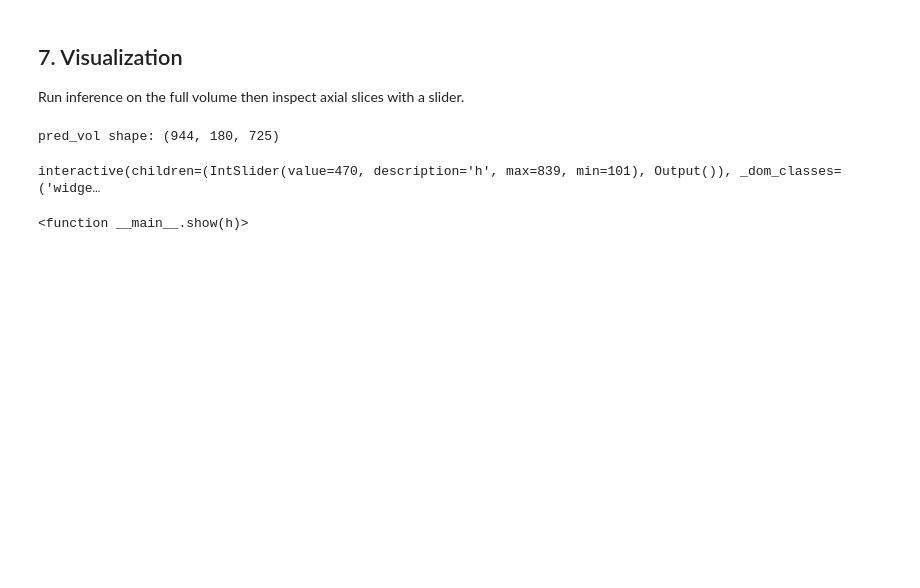
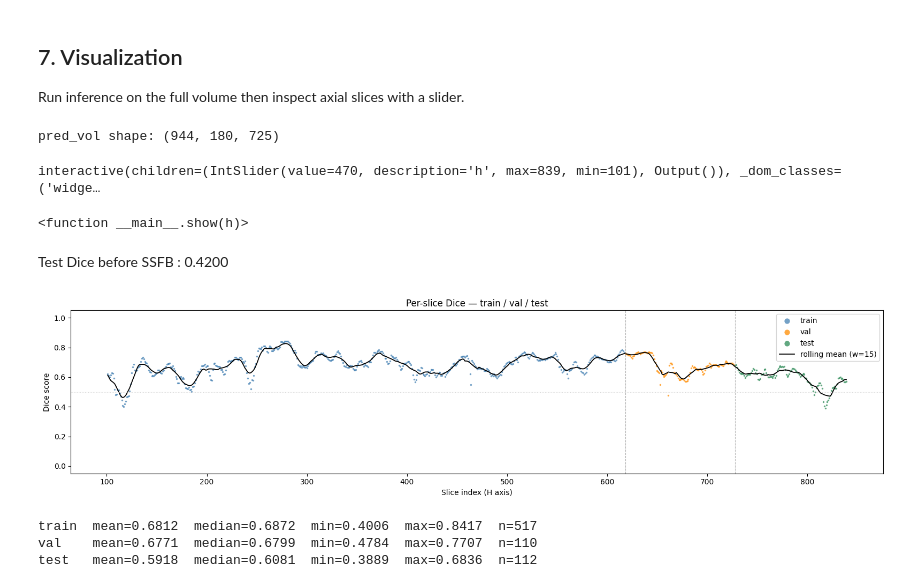
Before and after one commit to killileg/Segmentation, a Jupyter notebook: 3d_segmenting_train_val_test.ipynb, the cells around one changed output. Saved outputs shown, nothing was run; the diff lists cells and outputs as text; code cells hidden in the pictures; blank space fills up the shorter version.

Commit message:
Add files via upload
3D, SSFB, binary segmentation of dark clasts

```diff
--- a/3d_segmenting_train_val_test.ipynb
+++ b/3d_segmenting_train_val_test.ipynb
@@ -311,3 +526,71 @@ widgets.interact(show, h=widgets.IntSlider(min=GOOD_START, max=GOOD_END-1, step=
 # %% [output]
 interactive(children=(IntSlider(value=470, description='h', max=839, min=101), Output()), _dom_classes=('widge…
 <function __main__.show(h)>
+# %% [markdown]
+Test Dice before SSFB : 0.4200
+# %%
+# Per-slice Dice score — one dot per slice, coloured by split
+THR = 0.5
+
+# Compute Dice for every labelled slice
+slice_dice = {}
+for h in range(GOOD_START, GOOD_END):
+    gt   = binary_seg[h] > 0.5       # (D, W) ground truth
+    pred = pred_vol[h] > THR          # (D, W) binarised prediction
+    tp = int((pred & gt).sum())
+    fp = int((pred & ~gt).sum())
+    fn = int((~pred & gt).sum())
+    # NaN for slices where both gt and pred are empty (no annotation, no prediction)
+    slice_dice[h] = 2*tp / (2*tp + fp + fn + 1e-8) if (gt.any() or pred.any()) else float('nan')
+
+# Split boundaries (contiguous ranges set in cell [split])
+splits = [
+    (range(GOOD_START, train_end), 'steelblue',  'train'),
+    (range(train_end,  val_end),   'darkorange', 'val'),
+    (range(val_end,    test_end),  'seagreen',   'test'),
+]
+
+fig, ax = plt.subplots(figsize=(16, 4))
+
+for rng, color, label in splits:
+    xs = list(rng)
+    ys = [slice_dice[h] for h in xs]
+    ax.scatter(xs, ys, s=6, color=color, label=label, alpha=0.75, linewidths=0)
+
+# Rolling mean (window = 15 slices)
+all_hs = list(range(GOOD_START, GOOD_END))
+all_ys = np.array([slice_dice[h] for h in all_hs])
+w = 15
+smooth = np.full_like(all_ys, np.nan)
+for j in range(len(all_hs)):
+    lo, hi = max(0, j - w//2), min(len(all_hs), j + w//2)
+    vals = all_ys[lo:hi][~np.isnan(all_ys[lo:hi])]
+    if len(vals):
+        smooth[j] = vals.mean()
+ax.plot(all_hs, smooth, color='black', linewidth=1.3, label=f'rolling mean (w={w})')
+
+# Split boundary lines
+ax.axvline(train_end, color='gray', linestyle='--', linewidth=0.8, alpha=0.6)
+ax.axvline(val_end,   color='gray', linestyle='--', linewidth=0.8, alpha=0.6)
+ax.axhline(0.5, color='lightgray', linestyle=':', linewidth=0.8)
+
+ax.set_xlabel('Slice index (H axis)')
+ax.set_ylabel('Dice score')
+ax.set_title('Per-slice Dice — train / val / test')
+ax.set_ylim(-0.05, 1.05)
+ax.legend(markerscale=3)
+plt.tight_layout()
+plt.show()
+
+# Summary statistics per split
+for rng, _, label in splits:
+    ds = np.array([slice_dice[h] for h in rng])
+    ds = ds[~np.isnan(ds)]
+    if len(ds):
+        print(f'{label:5s}  mean={ds.mean():.4f}  median={np.median(ds):.4f}  '
+              f'min={ds.min():.4f}  max={ds.max():.4f}  n={len(ds)}')
+# %% [output]
+[figure, added]
+train  mean=0.6812  median=0.6872  min=0.4006  max=0.8417  n=517
+val    mean=0.6771  median=0.6799  min=0.4784  max=0.7707  n=110
+test   mean=0.5918  median=0.6081  min=0.3889  max=0.6836  n=112
```
Also changed, not shown: parts of 7 cells of this notebook.
